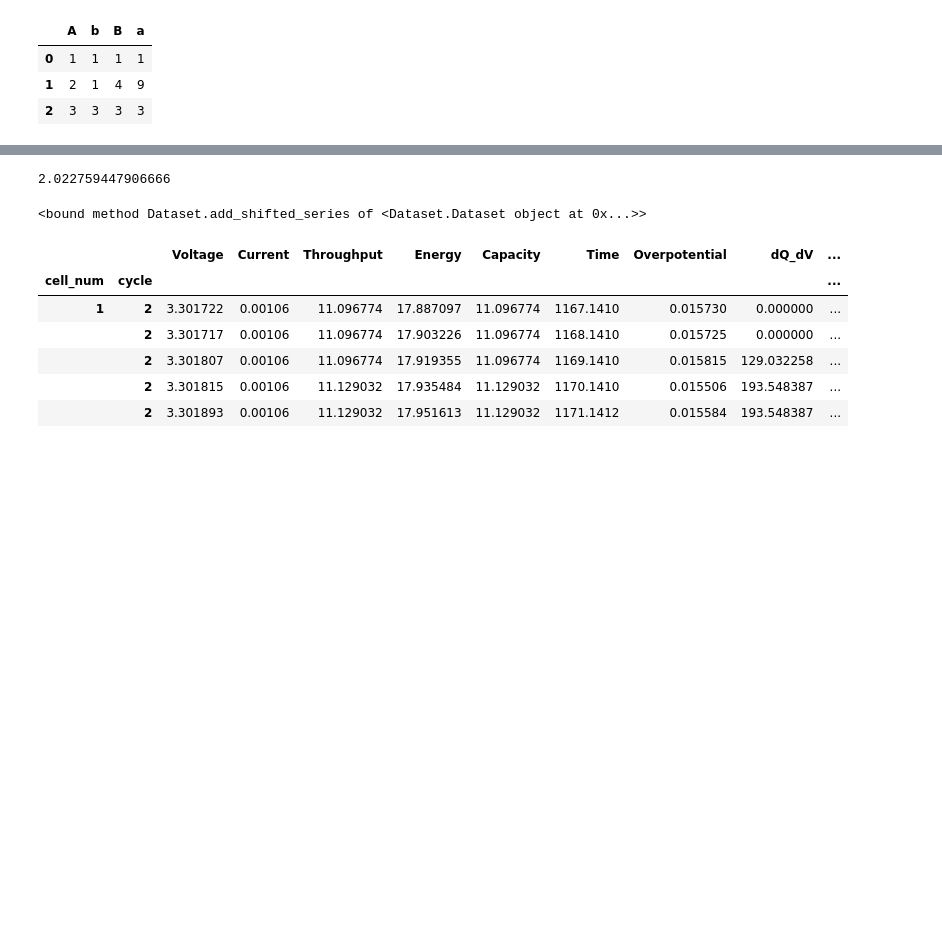
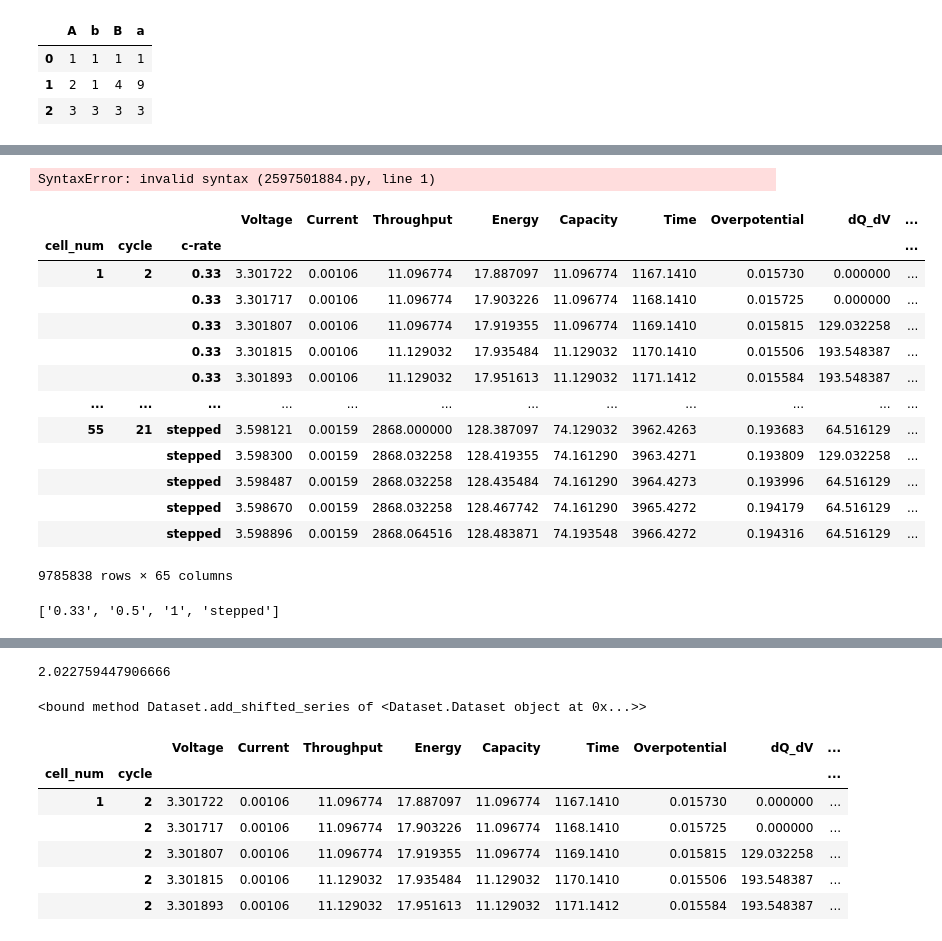
Before and after one commit to cfiske3302/chembattery_refac, a Jupyter notebook: test_code.ipynb, the cells around one changed output, grey strips where cells are left out. Cells and saved outputs as stored; diff of their text form; code cells hidden in the pictures; blank space fills up the shorter version.

Commit message:
added some c-rate stuff. fixed issues with split

```diff
--- a/test_code.ipynb
+++ b/test_code.ipynb
@@ -147,0 +120,25 @@ path = Dataset("../Feature")
+# %%
+a = [:, :, :]
+# %% [output]
+SyntaxError: invalid syntax (2597501884.py, line 1)
+# %%
+df_with_label
+# %% [output]
+|  |  |  | Voltage | Current | Throughput | Energy | Capacity | Time | Overpotential | dQ_dV | ... |
+| cell_num | cycle | c-rate |  |  |  |  |  |  |  |  | ... |
+| 1 | 2 | 0.33 | 3.301722 | 0.00106 | 11.096774 | 17.887097 | 11.096774 | 1167.1410 | 0.015730 | 0.000000 | ... |
+|  |  | 0.33 | 3.301717 | 0.00106 | 11.096774 | 17.903226 | 11.096774 | 1168.1410 | 0.015725 | 0.000000 | ... |
+|  |  | 0.33 | 3.301807 | 0.00106 | 11.096774 | 17.919355 | 11.096774 | 1169.1410 | 0.015815 | 129.032258 | ... |
+|  |  | 0.33 | 3.301815 | 0.00106 | 11.129032 | 17.935484 | 11.129032 | 1170.1410 | 0.015506 | 193.548387 | ... |
+|  |  | 0.33 | 3.301893 | 0.00106 | 11.129032 | 17.951613 | 11.129032 | 1171.1412 | 0.015584 | 193.548387 | ... |
+| ... | ... | ... | ... | ... | ... | ... | ... | ... | ... | ... | ... |
+| 55 | 21 | stepped | 3.598121 | 0.00159 | 2868.000000 | 128.387097 | 74.129032 | 3962.4263 | 0.193683 | 64.516129 | ... |
+|  |  | stepped | 3.598300 | 0.00159 | 2868.032258 | 128.419355 | 74.161290 | 3963.4271 | 0.193809 | 129.032258 | ... |
+|  |  | stepped | 3.598487 | 0.00159 | 2868.032258 | 128.435484 | 74.161290 | 3964.4273 | 0.193996 | 64.516129 | ... |
+|  |  | stepped | 3.598670 | 0.00159 | 2868.032258 | 128.467742 | 74.161290 | 3965.4272 | 0.194179 | 64.516129 | ... |
+|  |  | stepped | 3.598896 | 0.00159 | 2868.064516 | 128.483871 | 74.193548 | 3966.4272 | 0.194316 | 64.516129 | ... |
+9785838 rows × 65 columns
+# %%
+train
+# %% [output]
+['0.33', '0.5', '1', 'stepped']
```
Also changed, not shown: parts of 21 cells of this notebook, 4 other files.
